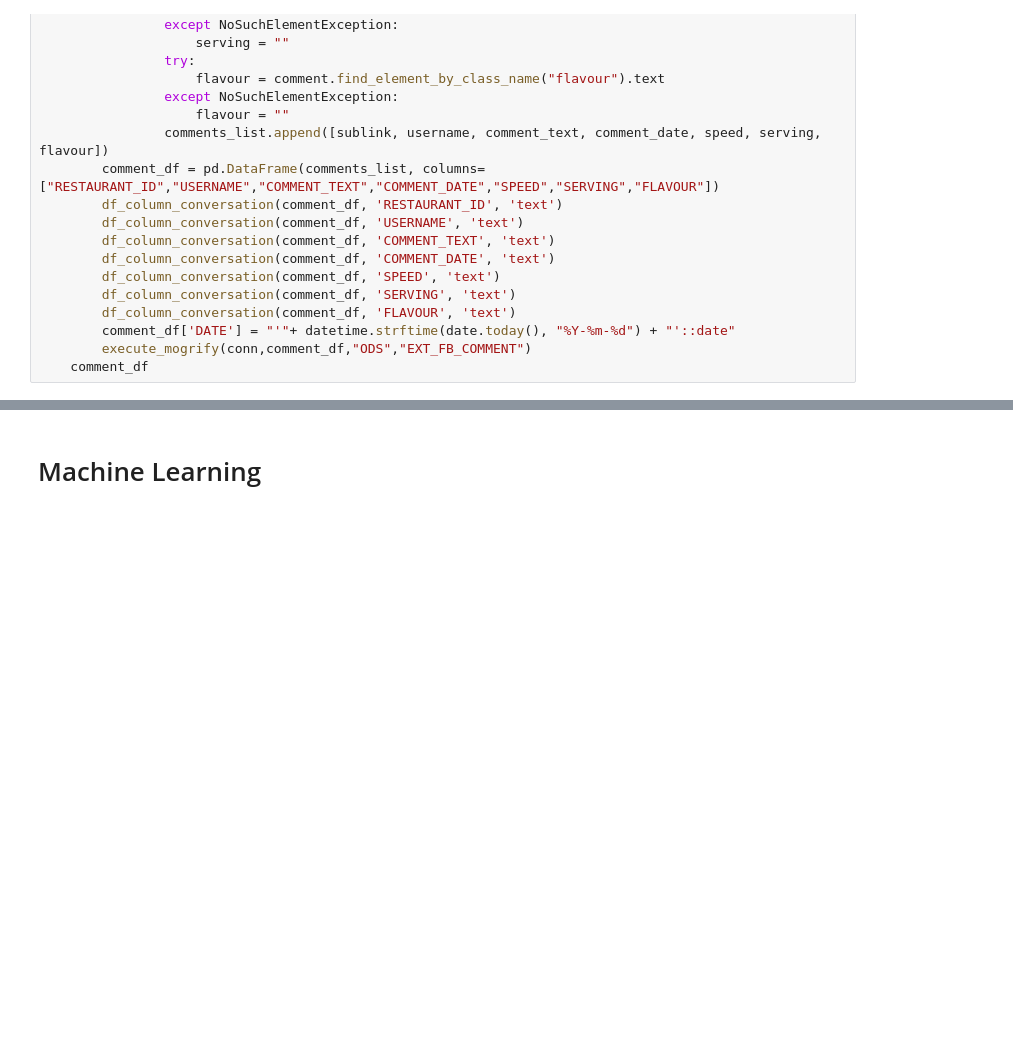
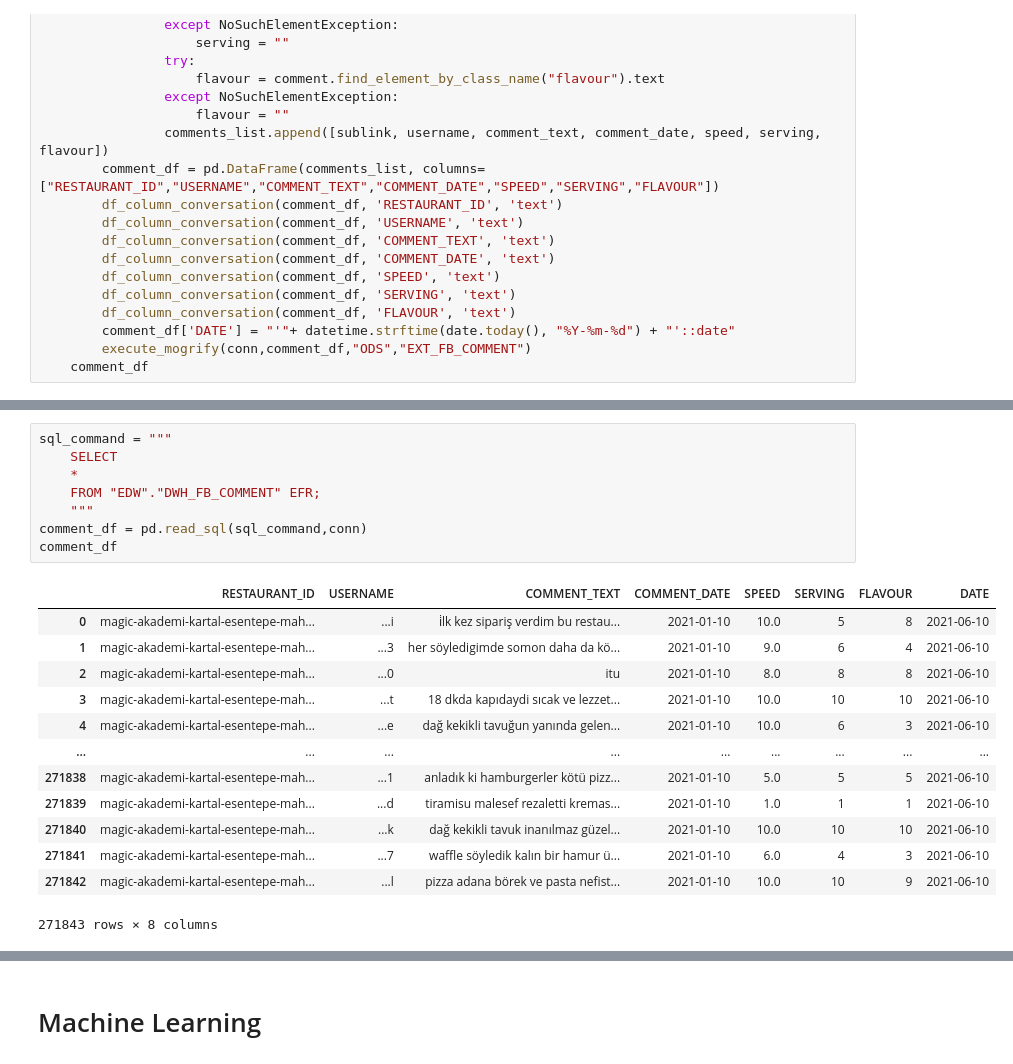
Before and after one commit to uguraskar/foodbasket, a Jupyter notebook: foodbasket.ipynb, the cells around one changed output, grey strips where cells are left out. Drawn from its saved outputs; the diff is of its cells as text; blank space fills up the shorter version.

```diff
--- a/foodbasket.ipynb
+++ b/foodbasket.ipynb
@@ -363,0 +469,22 @@ if(last_execution_date < end_date):
+# %%
+sql_command = """
+    SELECT
+    *
+    FROM "EDW"."DWH_FB_COMMENT" EFR;
+    """
+comment_df = pd.read_sql(sql_command,conn)
+comment_df
+# %% [output]
+|  | RESTAURANT_ID | USERNAME | COMMENT_TEXT | COMMENT_DATE | SPEED | SERVING | FLAVOUR | DATE |
+| 0 | magic-akademi-kartal-esentepe-mah... | ...i | i̇lk kez sipariş verdim bu restau... | 2021-01-10 | 10.0 | 5 | 8 | 2021-06-10 |
+| 1 | magic-akademi-kartal-esentepe-mah... | ...3 | her söyledigimde somon daha da kö... | 2021-01-10 | 9.0 | 6 | 4 | 2021-06-10 |
+| 2 | magic-akademi-kartal-esentepe-mah... | ...0 | itu | 2021-01-10 | 8.0 | 8 | 8 | 2021-06-10 |
+| 3 | magic-akademi-kartal-esentepe-mah... | ...t | 18 dkda kapıdaydi sıcak ve lezzet... | 2021-01-10 | 10.0 | 10 | 10 | 2021-06-10 |
+| 4 | magic-akademi-kartal-esentepe-mah... | ...e | dağ kekikli tavuğun yanında gelen... | 2021-01-10 | 10.0 | 6 | 3 | 2021-06-10 |
+| ... | ... | ... | ... | ... | ... | ... | ... | ... |
+| 271838 | magic-akademi-kartal-esentepe-mah... | ...1 | anladık ki hamburgerler kötü pizz... | 2021-01-10 | 5.0 | 5 | 5 | 2021-06-10 |
+| 271839 | magic-akademi-kartal-esentepe-mah... | ...d | tiramisu malesef rezaletti kremas... | 2021-01-10 | 1.0 | 1 | 1 | 2021-06-10 |
+| 271840 | magic-akademi-kartal-esentepe-mah... | ...k | dağ kekikli tavuk inanılmaz güzel... | 2021-01-10 | 10.0 | 10 | 10 | 2021-06-10 |
+| 271841 | magic-akademi-kartal-esentepe-mah... | ...7 | waffle söyledik kalın bir hamur ü... | 2021-01-10 | 6.0 | 4 | 3 | 2021-06-10 |
+| 271842 | magic-akademi-kartal-esentepe-mah... | ...l | pizza adana börek ve pasta nefist... | 2021-01-10 | 10.0 | 10 | 9 | 2021-06-10 |
+271843 rows × 8 columns
```
Also changed, not shown: parts of 34 cells of this notebook, 2 other files.
